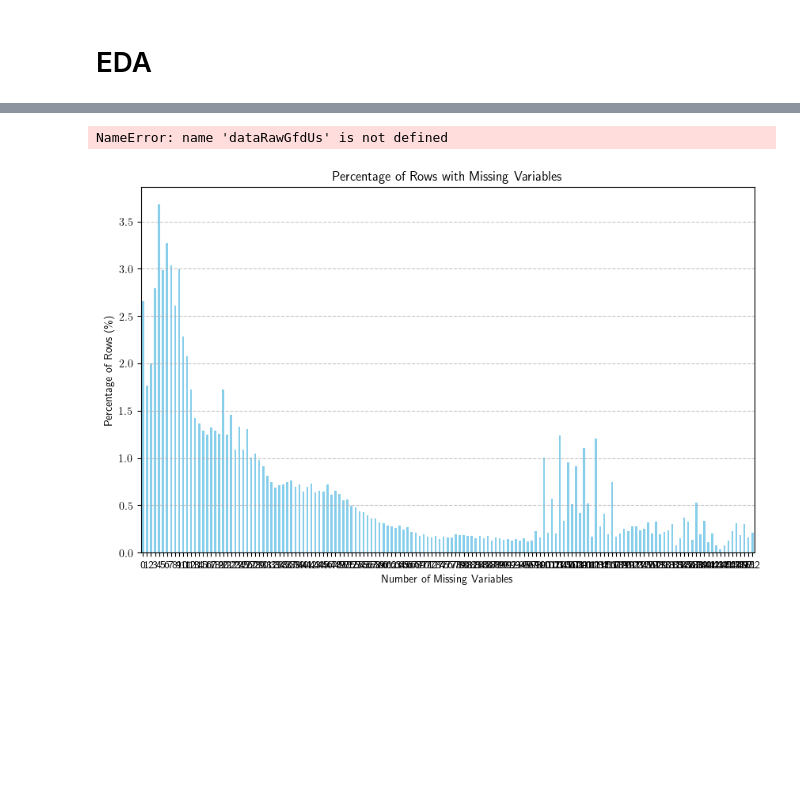
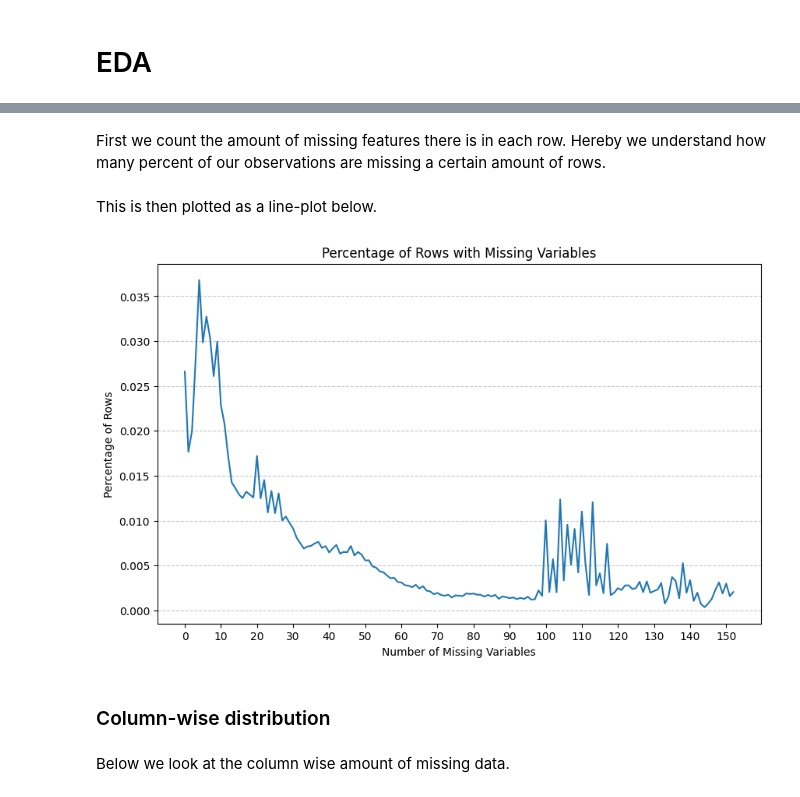
Before and after one commit to albertschroder/bachelor_notes, a Jupyter notebook: gfd__nn__models/data__clean/missing__data.ipynb, the cells around one changed output, grey strips where cells are left out. Cells and saved outputs as stored; diff of their text form; code cells hidden in the pictures; blank space fills up the shorter version.

```diff
--- a/gfd__nn__models/data__clean/missing__data.ipynb
+++ b/gfd__nn__models/data__clean/missing__data.ipynb
@@ -228,6 +220,6 @@ NameError: name 'dictDataDescription' is not defined
+# %% [markdown]
+First we count the amount of missing features there is in each row. Hereby we understand how many percent of our observations are missing a certain amount of rows.
 # %%
-missing_count = dataRawGfdUs[listPrimaryFeatures].isnull().sum(axis=1)
+missingCountRow = dataGfdUs_v1_0[listPrimaryFeatures].isnull().sum(axis=1)
+missingCountsRows = missingCountRow.value_counts().sort_index()
+missingPercentageRows = (missingCountsRows / len(dataGfdUs_v1_0))
-# %%
-dataRawGfdUs.reset_index(drop=True)
-# %% [output]
-NameError: name 'dataRawGfdUs' is not defined
@@ -237,11 +226,17 @@ missing_percentages = (missing_counts / len(dataRawGfdUs))
+# %% [markdown]
+This is then plotted as a line-plot below.
 # %%
 plt.figure(figsize=(10, 6))
-missing_percentages.plot(kind='bar', color='skyblue')
+missingPercentageRows.plot(kind='line')
 plt.title('Percentage of Rows with Missing Variables')
 plt.xlabel('Number of Missing Variables')
-plt.ylabel('Percentage of Rows (\%)')
-plt.xticks(rotation=0)
+plt.ylabel('Percentage of Rows')
+plt.xticks(ticks=np.arange(0, len(missingPercentageRows), 10), rotation=0)
 plt.grid(axis='y', linestyle='--', alpha=0.7)
 plt.show()
 # %% [output]
-[figure, old version]
+[figure, new version]
+# %% [markdown]
+### <span style='font-family: CMU Sans Serif, sans-serif;'> Column-wise distribution  </span>
+# %% [markdown]
+Below we look at the column wise amount of missing data.
```
Also changed, not shown: parts of 24 cells of this notebook, 6 other files.
